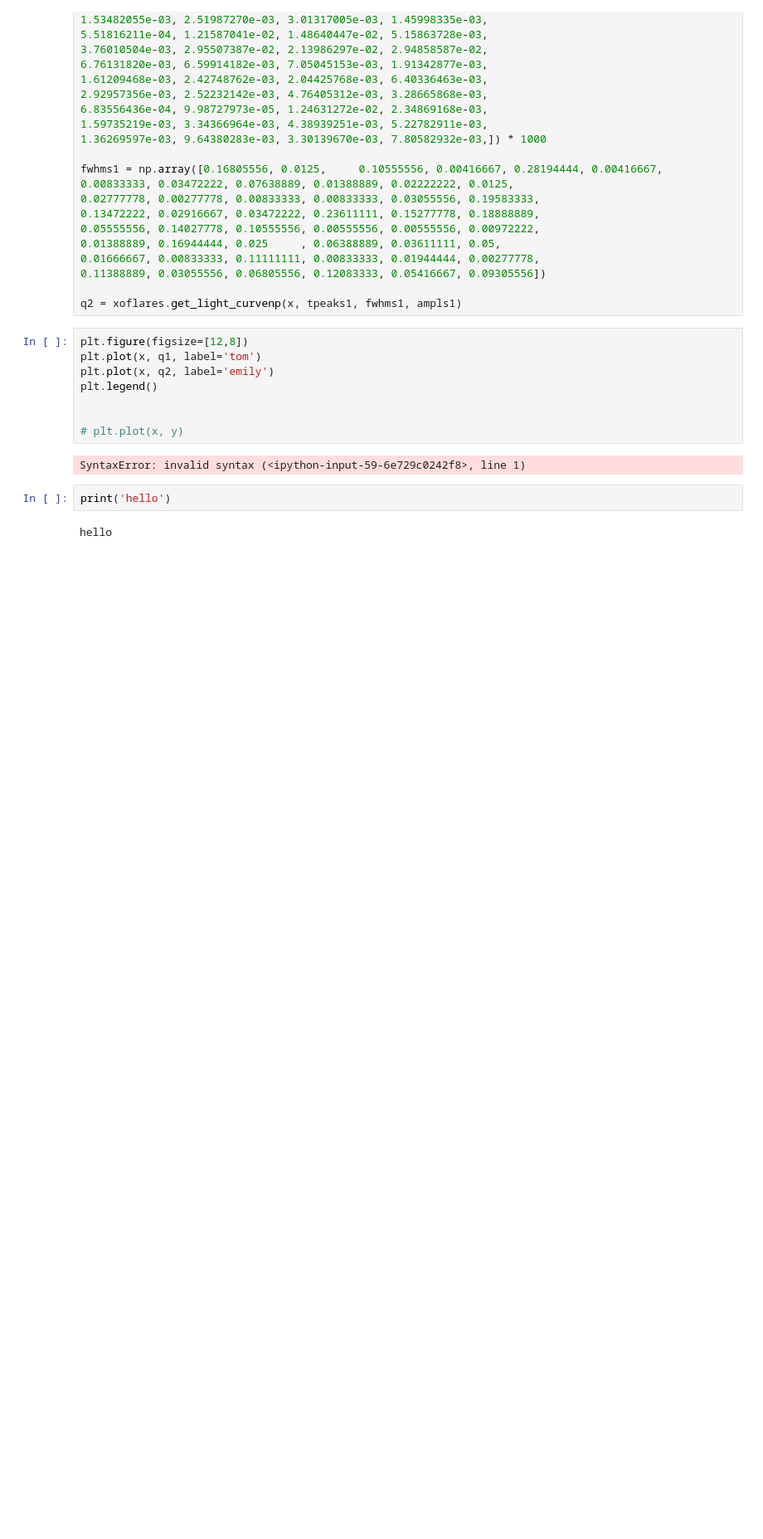
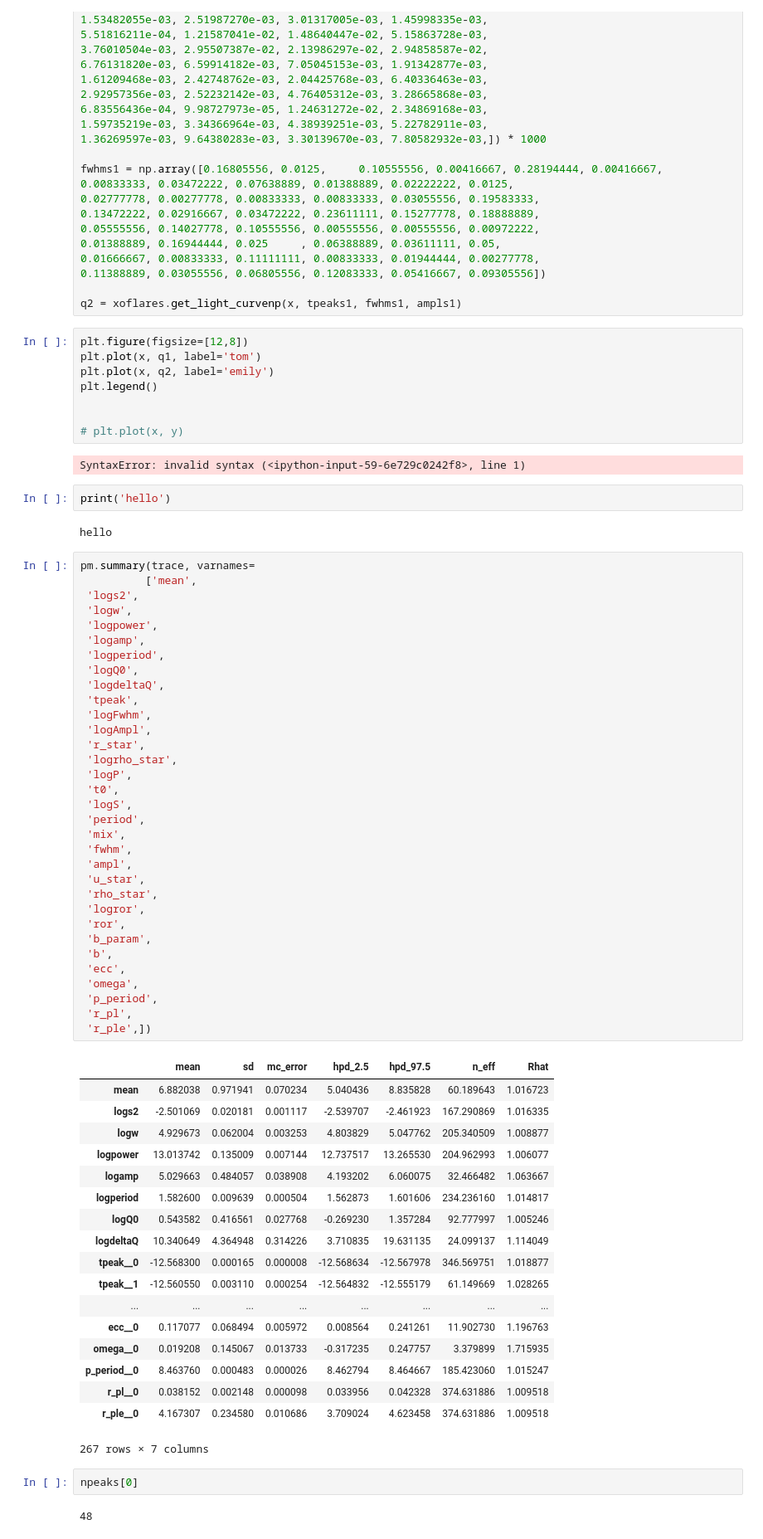
Before and after one commit to mrtommyb/l98-59-transitmodel, a Jupyter notebook: code/aumic-tb1-flares-Copy1.ipynb, the cells around one changed output. Shown at 83% size. Saved outputs shown, nothing was run; the diff lists cells and outputs as text; blank space fills up the shorter version.

```diff
--- a/code/aumic-tb1-flares-Copy1.ipynb
+++ b/code/aumic-tb1-flares-Copy1.ipynb
@@ -942,3 +942,59 @@ SyntaxError: invalid syntax (<ipython-input-59-6e729c0242f8>, line 1)
 print('hello')
 # %% [output]
 hello
+# %%
+pm.summary(trace, varnames=
+          ['mean',
+ 'logs2',
+ 'logw',
+ 'logpower',
+ 'logamp',
+ 'logperiod',
+ 'logQ0',
+ 'logdeltaQ',
+ 'tpeak',
+ 'logFwhm',
+ 'logAmpl',
+ 'r_star',
+ 'logrho_star',
+ 'logP',
+ 't0',
+ 'logS',
+ 'period',
+ 'mix',
+ 'fwhm',
+ 'ampl',
+ 'u_star',
+ 'rho_star',
+ 'logror',
+ 'ror',
+ 'b_param',
+ 'b',
+ 'ecc',
+ 'omega',
+ 'p_period',
+ 'r_pl',
+ 'r_ple',])
+# %% [output]
+|  | mean | sd | mc_error | hpd_2.5 | hpd_97.5 | n_eff | Rhat |
+| mean | 6.882038 | 0.971941 | 0.070234 | 5.040436 | 8.835828 | 60.189643 | 1.016723 |
+| logs2 | -2.501069 | 0.020181 | 0.001117 | -2.539707 | -2.461923 | 167.290869 | 1.016335 |
+| logw | 4.929673 | 0.062004 | 0.003253 | 4.803829 | 5.047762 | 205.340509 | 1.008877 |
+| logpower | 13.013742 | 0.135009 | 0.007144 | 12.737517 | 13.265530 | 204.962993 | 1.006077 |
+| logamp | 5.029663 | 0.484057 | 0.038908 | 4.193202 | 6.060075 | 32.466482 | 1.063667 |
+| logperiod | 1.582600 | 0.009639 | 0.000504 | 1.562873 | 1.601606 | 234.236160 | 1.014817 |
+| logQ0 | 0.543582 | 0.416561 | 0.027768 | -0.269230 | 1.357284 | 92.777997 | 1.005246 |
+| logdeltaQ | 10.340649 | 4.364948 | 0.314226 | 3.710835 | 19.631135 | 24.099137 | 1.114049 |
+| tpeak__0 | -12.568300 | 0.000165 | 0.000008 | -12.568634 | -12.567978 | 346.569751 | 1.018877 |
+| tpeak__1 | -12.560550 | 0.003110 | 0.000254 | -12.564832 | -12.555179 | 61.149669 | 1.028265 |
+| ... | ... | ... | ... | ... | ... | ... | ... |
+| ecc__0 | 0.117077 | 0.068494 | 0.005972 | 0.008564 | 0.241261 | 11.902730 | 1.196763 |
+| omega__0 | 0.019208 | 0.145067 | 0.013733 | -0.317235 | 0.247757 | 3.379899 | 1.715935 |
+| p_period__0 | 8.463760 | 0.000483 | 0.000026 | 8.462794 | 8.464667 | 185.423060 | 1.015247 |
+| r_pl__0 | 0.038152 | 0.002148 | 0.000098 | 0.033956 | 0.042328 | 374.631886 | 1.009518 |
+| r_ple__0 | 4.167307 | 0.234580 | 0.010686 | 3.709024 | 4.623458 | 374.631886 | 1.009518 |
+267 rows × 7 columns
+# %%
+npeaks[0]
+# %% [output]
+48
```
Also changed, not shown: parts of 9 cells of this notebook.
